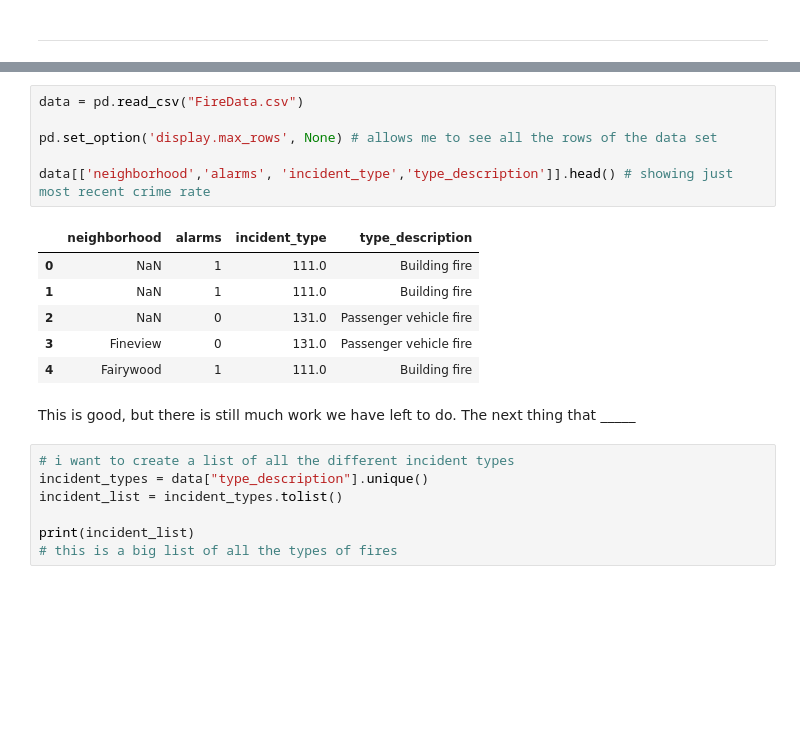
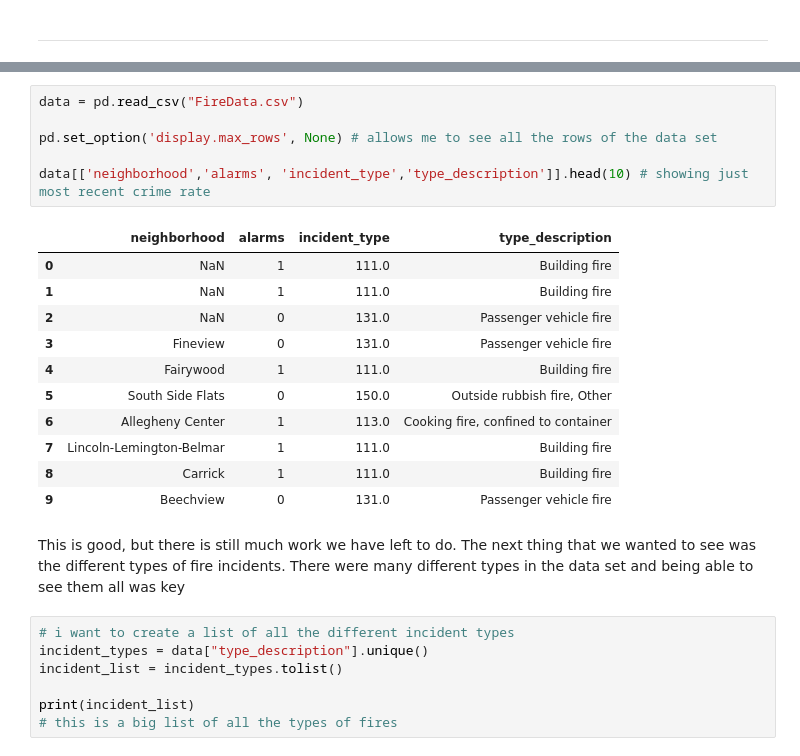
Before and after one commit to denystsinyk/0010FinalProject, a Jupyter notebook: Final.ipynb, the cells around one changed output, grey strips where cells are left out. Cells and saved outputs as stored; diff of their text form; blank space fills up the shorter version.

```diff
--- a/Final.ipynb
+++ b/Final.ipynb
@@ -126,18 +126,23 @@ Lets begin by taking a look at the data set we are going to be working with.
 # %%
 data = pd.read_csv("FireData.csv")
 
 pd.set_option('display.max_rows', None) # allows me to see all the rows of the data set
 
-data[['neighborhood','alarms', 'incident_type','type_description']].head() # showing just most recent crime rate
+data[['neighborhood','alarms', 'incident_type','type_description']].head(10) # showing just most recent crime rate
 # %% [output]
 |  | neighborhood | alarms | incident_type | type_description |
 | 0 | NaN | 1 | 111.0 | Building fire |
 | 1 | NaN | 1 | 111.0 | Building fire |
 | 2 | NaN | 0 | 131.0 | Passenger vehicle fire |
 | 3 | Fineview | 0 | 131.0 | Passenger vehicle fire |
 | 4 | Fairywood | 1 | 111.0 | Building fire |
+| 5 | South Side Flats | 0 | 150.0 | Outside rubbish fire, Other |
+| 6 | Allegheny Center | 1 | 113.0 | Cooking fire, confined to container |
+| 7 | Lincoln-Lemington-Belmar | 1 | 111.0 | Building fire |
+| 8 | Carrick | 1 | 111.0 | Building fire |
+| 9 | Beechview | 0 | 131.0 | Passenger vehicle fire |
 # %% [markdown]
-This is good, but there is still much work we have left to do. The next thing that _____
+This is good, but there is still much work we have left to do. The next thing that we wanted to see was the different types of fire incidents. There were many different types in the data set and being able to see them all was key
 # %%
 # i want to create a list of all the different incident types
 incident_types = data["type_description"].unique()
```
Also changed, not shown: parts of 29 cells of this notebook.
